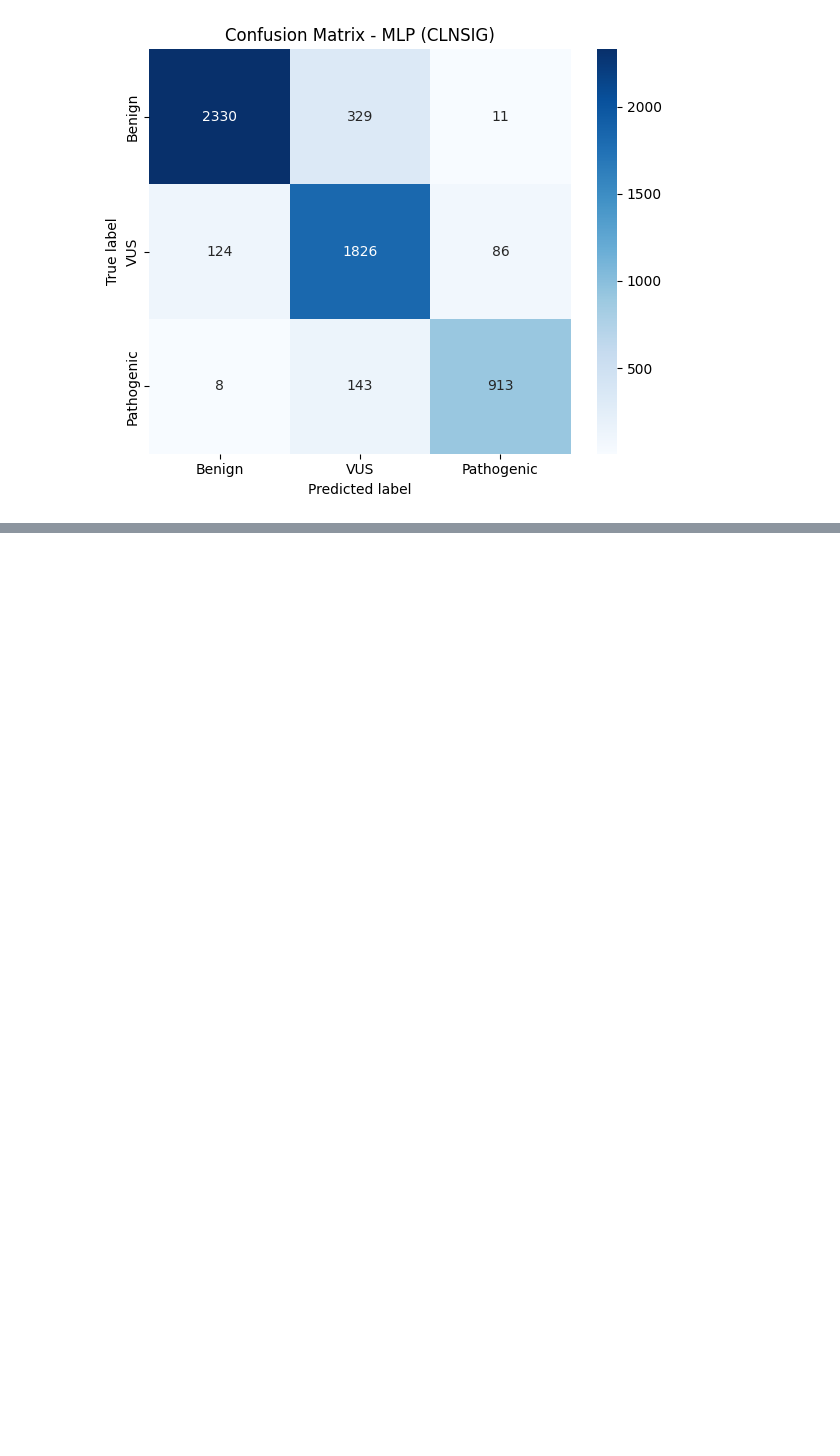
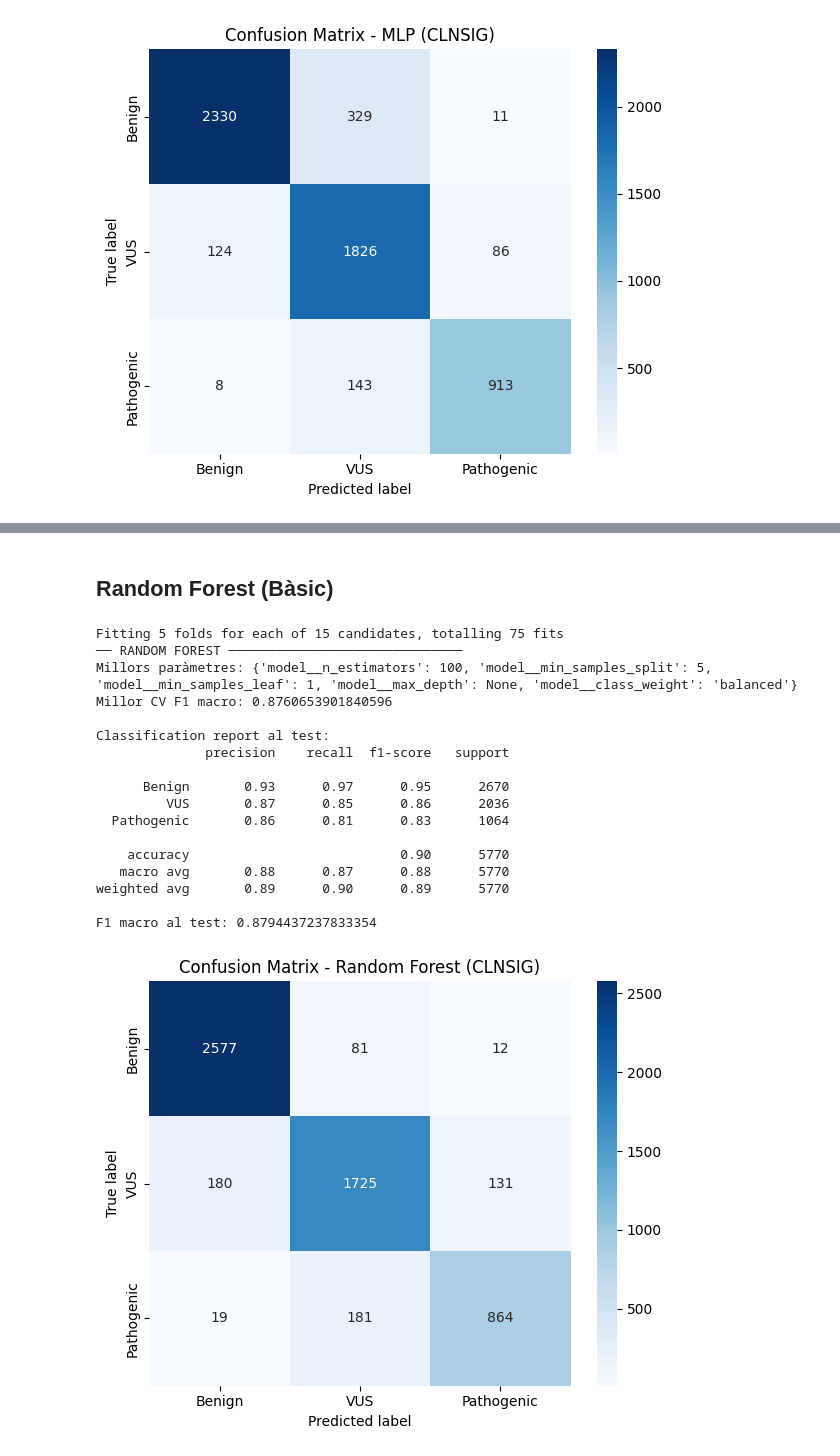
Before and after one commit to eliagarcia/tfg-genetic-variants, a Jupyter notebook: notebooks/clnsig.ipynb, the cells around one changed output, grey strips where cells are left out. Saved outputs shown, nothing was run; the diff lists cells and outputs as text; code cells hidden in the pictures; blank space fills up the shorter version.

```diff
--- a/notebooks/clnsig.ipynb
+++ b/notebooks/clnsig.ipynb
@@ -421,0 +684,70 @@ F1 macro al test: 0.8770306513375609
+# %% [markdown]
+## Random Forest (Bàsic)
+# %%
+from sklearn.ensemble import RandomForestClassifier
+from sklearn.model_selection import RandomizedSearchCV
+
+rf = RandomForestClassifier(random_state=42, n_jobs=-1)
+
+pipeline_rf_basic = Pipeline(steps=[
+    ("preprocess", preprocessor_basic),
+    ("model", rf)
+])
+
+cv = StratifiedKFold(n_splits=5, shuffle=True, random_state=42)
+
+param_dist = {
+    "model__n_estimators": [100, 300, 500],
+    "model__max_depth": [None, 10, 20],
+    "model__min_samples_split": [2, 5, 10],
+    "model__min_samples_leaf": [1, 2, 5],
+    "model__class_weight": [None, "balanced"]
+}
+
+random_search_rf_basic = RandomizedSearchCV(
+    estimator=pipeline_rf_basic,
+    param_distributions=param_dist,
+    n_iter=15,
+    scoring="f1_macro",
+    cv=cv,
+    verbose=1,
+    random_state=42,
+    n_jobs=-1,
+    refit=True
+)
+
+random_search_rf_basic.fit(X_train_val_basic, y_train_val_basic)
+print("── RANDOM FOREST ──────────────────────────────")
+print("Millors paràmetres:", random_search_rf_basic.best_params_)
+print("Millor CV F1 macro:", random_search_rf_basic.best_score_)
+
+best_rf_basic = random_search_rf_basic.best_estimator_
+y_pred_rf_basic = best_rf_basic.predict(X_test_basic)
+
+print("\nClassification report al test:")
+print(classification_report(y_test_basic, y_pred_rf_basic, target_names=CLASS_NAMES))
+print("F1 macro al test:", f1_score(y_test_basic, y_pred_rf_basic, average="macro"))
+
+plot_confusion_matrix(
+    confusion_matrix(y_test_basic, y_pred_rf_basic),
+    "Confusion Matrix - Random Forest (CLNSIG)"
+)
+# %% [output]
+Fitting 5 folds for each of 15 candidates, totalling 75 fits
+── RANDOM FOREST ──────────────────────────────
+Millors paràmetres: {'model__n_estimators': 100, 'model__min_samples_split': 5, 'model__min_samples_leaf': 1, 'model__max_depth': None, 'model__class_weight': 'balanced'}
+Millor CV F1 macro: 0.8760653901840596
+
+Classification report al test:
+              precision    recall  f1-score   support
+
+      Benign       0.93      0.97      0.95      2670
+         VUS       0.87      0.85      0.86      2036
+  Pathogenic       0.86      0.81      0.83      1064
+
+    accuracy                           0.90      5770
+   macro avg       0.88      0.87      0.88      5770
+weighted avg       0.89      0.90      0.89      5770
+
+F1 macro al test: 0.8794437237833354
+[figure, added]
```
Also changed, not shown: parts of 12 cells of this notebook.
